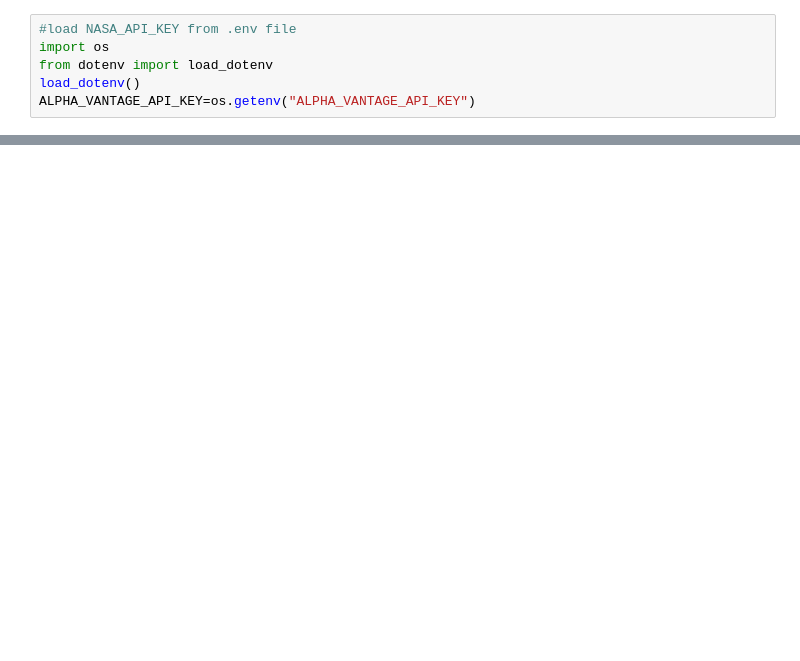
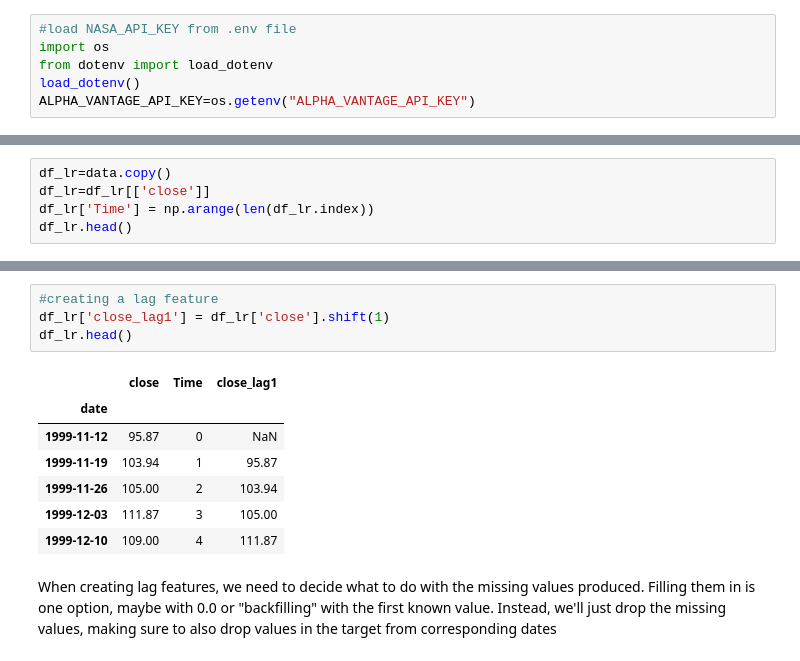
Before and after one commit to sakshamgulati/MLOps_Template, a Jupyter notebook: dev.ipynb, the cells around one changed output, grey strips where cells are left out. Saved outputs shown, nothing was run; the diff lists cells and outputs as text; blank space fills up the shorter version.

```diff
--- a/dev.ipynb
+++ b/dev.ipynb
@@ -70,0 +111,5 @@ Sorting the retrieved data into a dataframe...
+# %%
+df_lr=data.copy()
+df_lr=df_lr[['close']]
+df_lr['Time'] = np.arange(len(df_lr.index))
+df_lr.head()
@@ -70,0 +151,14 @@ Sorting the retrieved data into a dataframe...
+# %%
+#creating a lag feature
+df_lr['close_lag1'] = df_lr['close'].shift(1)
+df_lr.head()
+# %% [output]
+|  | close | Time | close_lag1 |
+| date |  |  |  |
+| 1999-11-12 | 95.87 | 0 | NaN |
+| 1999-11-19 | 103.94 | 1 | 95.87 |
+| 1999-11-26 | 105.00 | 2 | 103.94 |
+| 1999-12-03 | 111.87 | 3 | 105.00 |
+| 1999-12-10 | 109.00 | 4 | 111.87 |
+# %% [markdown]
+When creating lag features, we need to decide what to do with the missing values produced. Filling them in is one option, maybe with 0.0 or "backfilling" with the first known value. Instead, we'll just drop the missing values, making sure to also drop values in the target from corresponding dates
```
Also changed, not shown: parts of 17 cells of this notebook.
